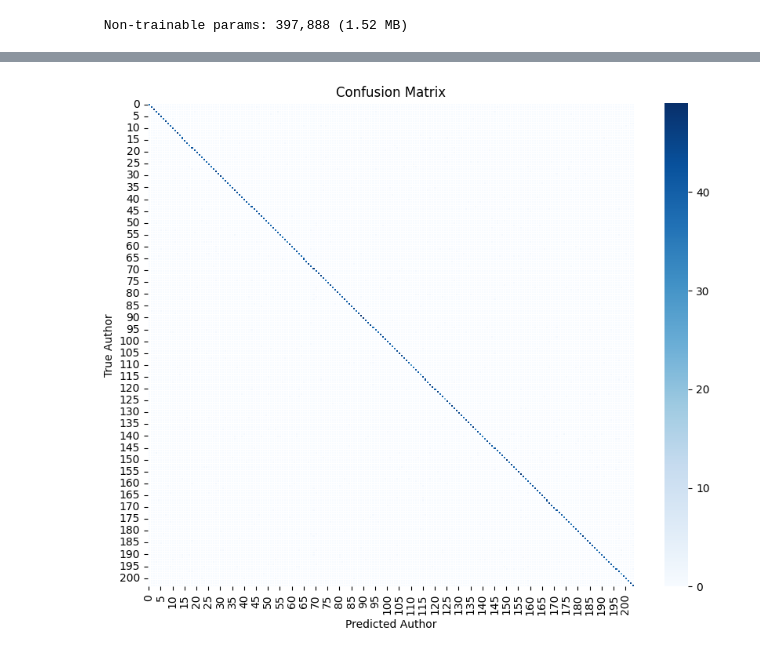
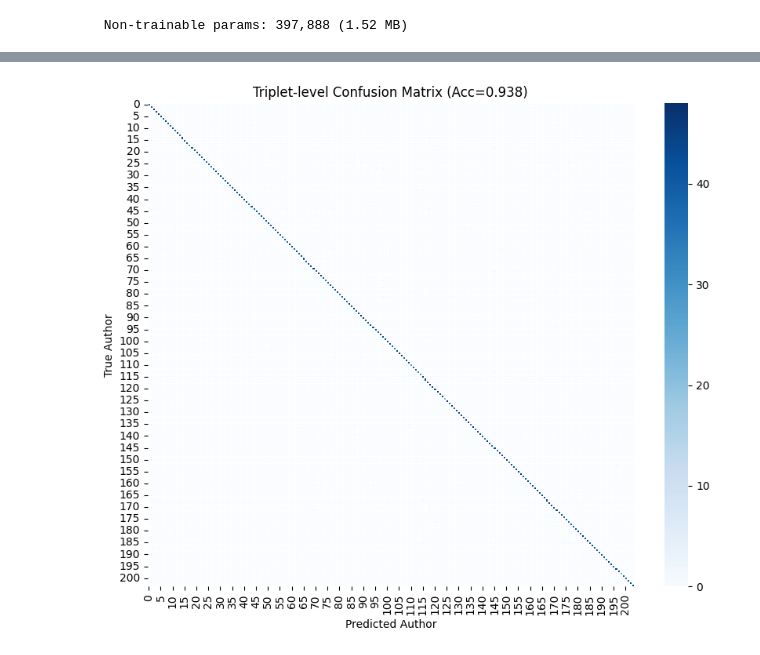
Before and after one commit to dmaman86/author-handwriting-recog, a Jupyter notebook: notebooks/mobile_test_204_4.ipynb, the cells around one changed output, grey strips where cells are left out. Cells and saved outputs as stored; diff of their text form; code cells hidden in the pictures.

```diff
--- a/notebooks/mobile_test_204_4.ipynb
+++ b/notebooks/mobile_test_204_4.ipynb
@@ -298,3 +369,11 @@ trainer = ModelTrainerFactory.create(
+# %%
+trainer = ModelTrainerFactory.create(
+    siamese_builder=siamese_builder,
+    train_generator=train_triplet,
+    val_generator=val_triplet,
+    model_name="mobilenet_triplet",
+    model_type=config.model.type,
+)
 # %%
 trainer.initialize_model()
 # %% [output]
@@ -446,5 +541,5 @@ trainer.embedding_model.save(f"./models/mobilenet_embedding_model_204_{config.cu
 # %%
-trainer.siamese_network.load_weights("./models/mobilenet_siamese_model_204_20260323-191301.keras")
+trainer.siamese_network.load_weights("./models/mobilenet_siamese_model_204_20260331-113102.keras")
 # %%
 metrics_val = trainer.evaluate_dict(val_triplet)
 logger.info(f"{metrics_val}")
@@ -483,11 +574,27 @@ def build_author_confusion_matrix(
 
     return cm_df
 # %%
-def display_heatmap(df: pd.DataFrame) -> None:
+def display_heatmap(
+    df: pd.DataFrame,
+    title: str = "Confusion Matrix",
+    show_accuracy: bool = True,
+) -> None:
+    """
+    Display confusion matrix heatmap with optional accuracy in title.
+    """
+
+    if show_accuracy:
+        correct = np.trace(df.values)
+        total = df.values.sum()
+        acc = correct / total if total > 0 else 0.0
+
+        title = f"{title} (Acc={acc:.3f})"
+
     plt.figure(figsize=(10, 8))
     sns.heatmap(df, cmap="Blues", linewidths=0.5)
 
     plt.xlabel("Predicted Author")
     plt.ylabel("True Author")
-    plt.title("Confusion Matrix")
+    plt.title(title)
+
     plt.show()
@@ -494,6 +613,6 @@ def display_heatmap(df: pd.DataFrame) -> None:
 # %%
 triplet_evaluator = TripletEvaluator(
-    model=trainer,
+    siamese_network=trainer.siamese_network,
     logger=logger,
 )
 # %%
@@ -514,9 +727,9 @@ triplet_report.local_metrics.auc, triplet_report.local_metrics.triplet_accuracy
 # %%
 cm_df = build_author_confusion_matrix(
     triplet_report.df_triplets,
     true_col="anchor_label",
     pred_col="pred_label"
 )
-display_heatmap(cm_df)
+display_heatmap(cm_df, title="Triplet-level Confusion Matrix")
 # %% [output]
-[figure, old version]
+[figure, new version]
```
Also changed, not shown: parts of 83 cells of this notebook, 16 other files.
